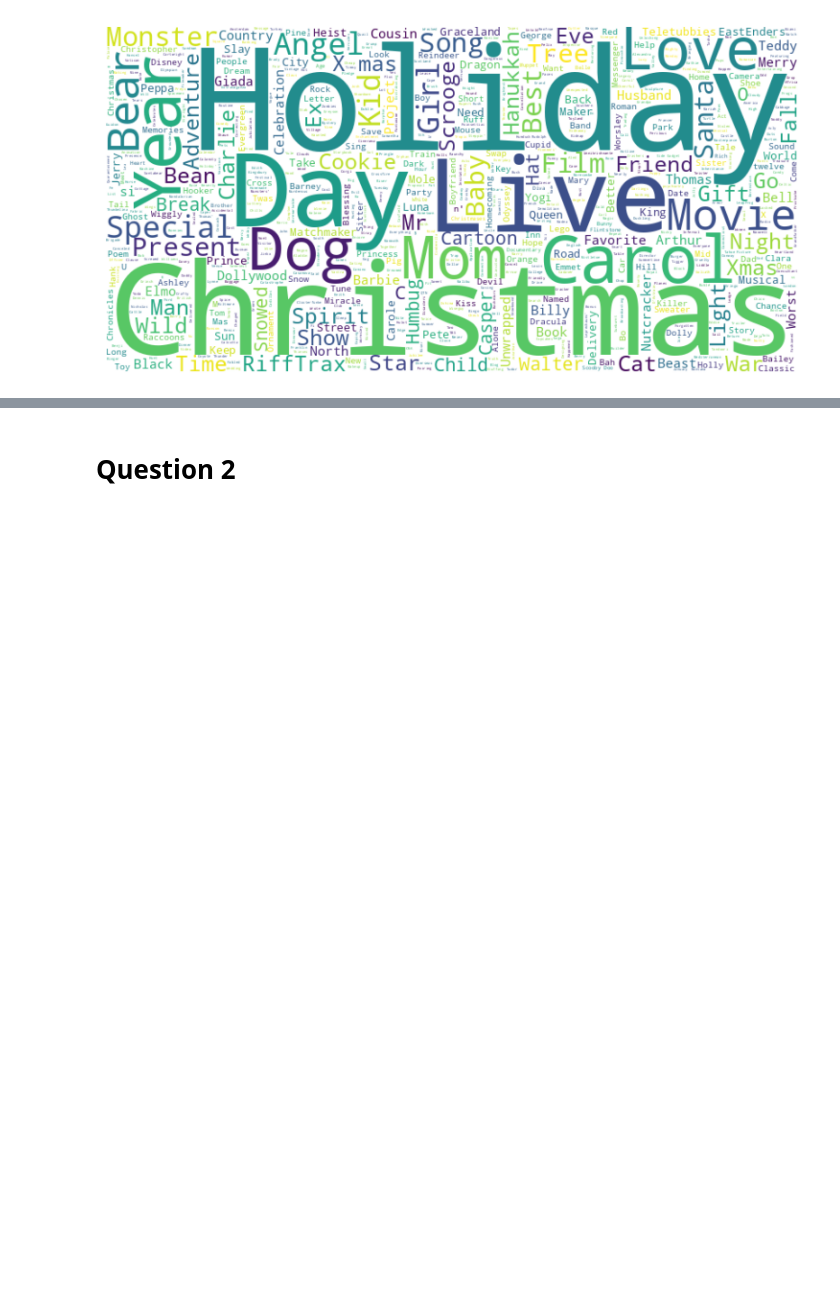
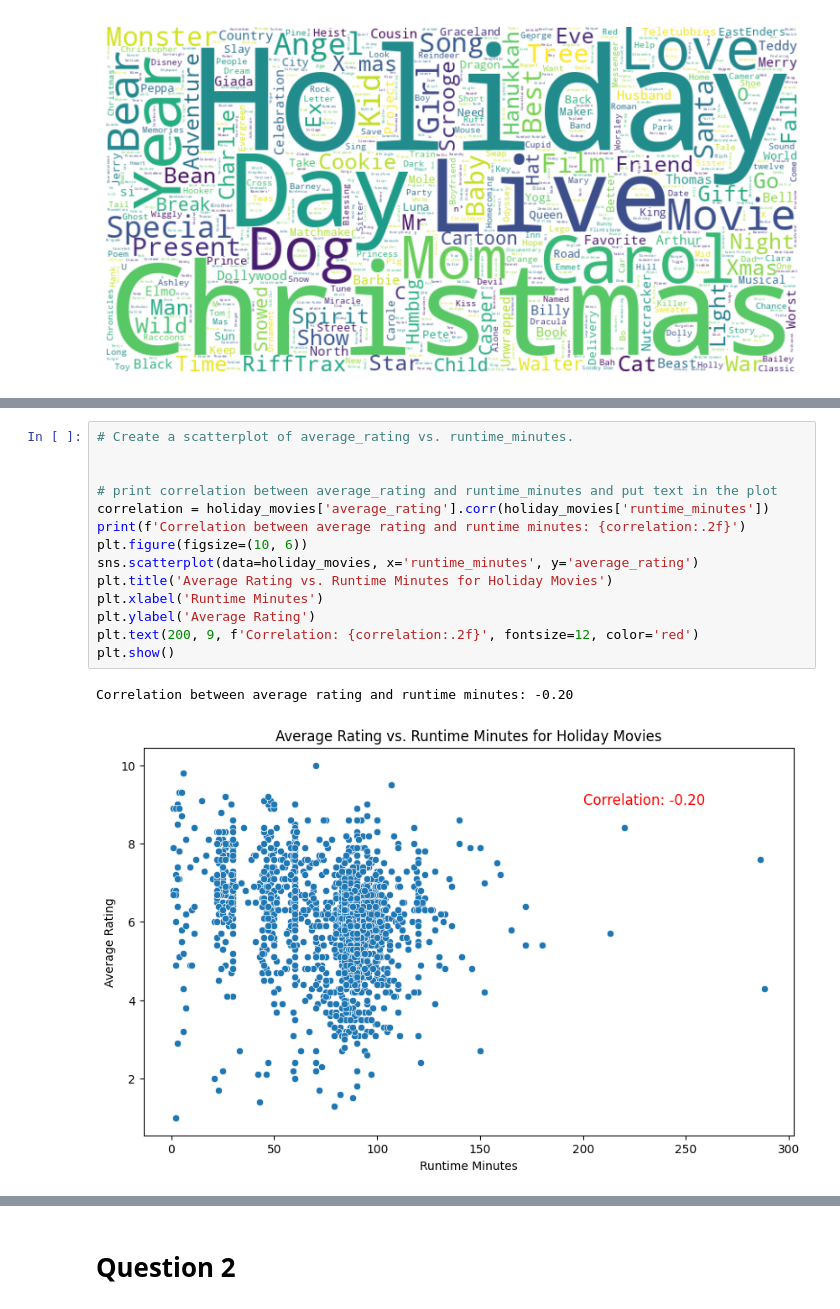
Before and after one commit to Thanh-WuTan/COMP4010_HolidayMoviesAnalysis, a Jupyter notebook: code.ipynb, the cells around one changed output, grey strips where cells are left out. Drawn from its saved outputs; the diff is of its cells as text; blank space fills up the shorter version.

```diff
--- a/code.ipynb
+++ b/code.ipynb
@@ -210,0 +232,17 @@ plt.show()
+# %%
+# Create a scatterplot of average_rating vs. runtime_minutes.
+
+
+# print correlation between average_rating and runtime_minutes and put text in the plot
+correlation = holiday_movies['average_rating'].corr(holiday_movies['runtime_minutes'])
+print(f'Correlation between average rating and runtime minutes: {correlation:.2f}')
+plt.figure(figsize=(10, 6))
+sns.scatterplot(data=holiday_movies, x='runtime_minutes', y='average_rating')
+plt.title('Average Rating vs. Runtime Minutes for Holiday Movies')
+plt.xlabel('Runtime Minutes')
+plt.ylabel('Average Rating')
+plt.text(200, 9, f'Correlation: {correlation:.2f}', fontsize=12, color='red')
+plt.show()
+# %% [output]
+Correlation between average rating and runtime minutes: -0.20
+[figure, added]
```
Also changed, not shown: parts of 10 cells of this notebook.
